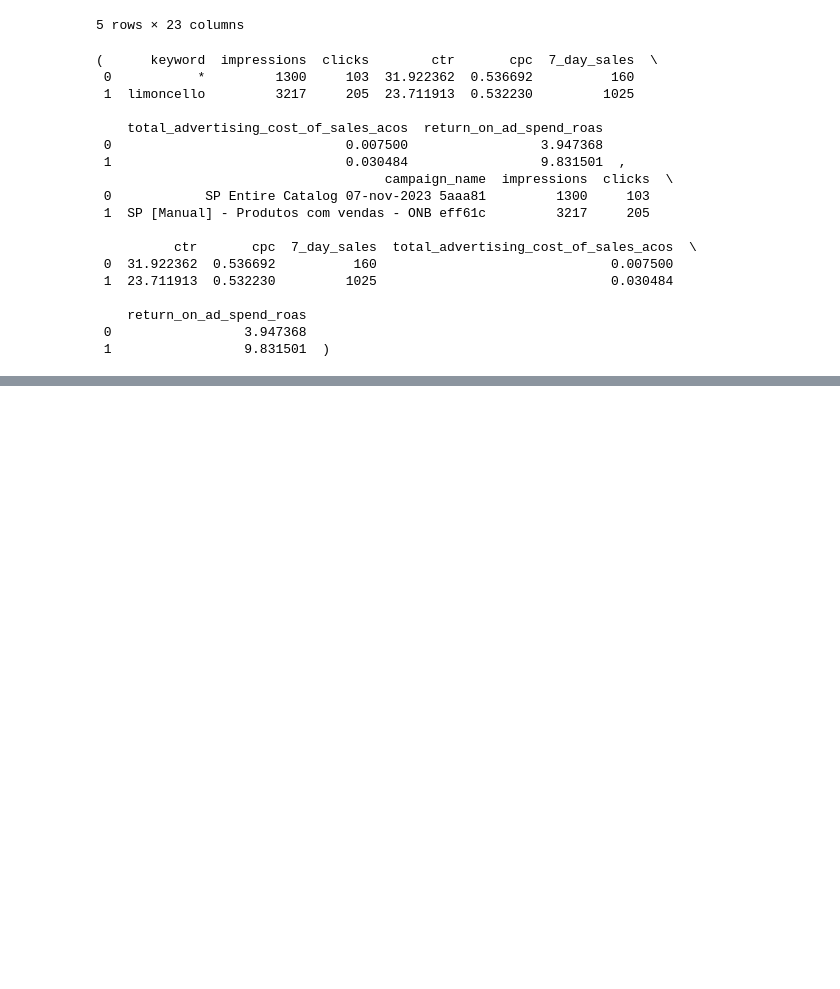
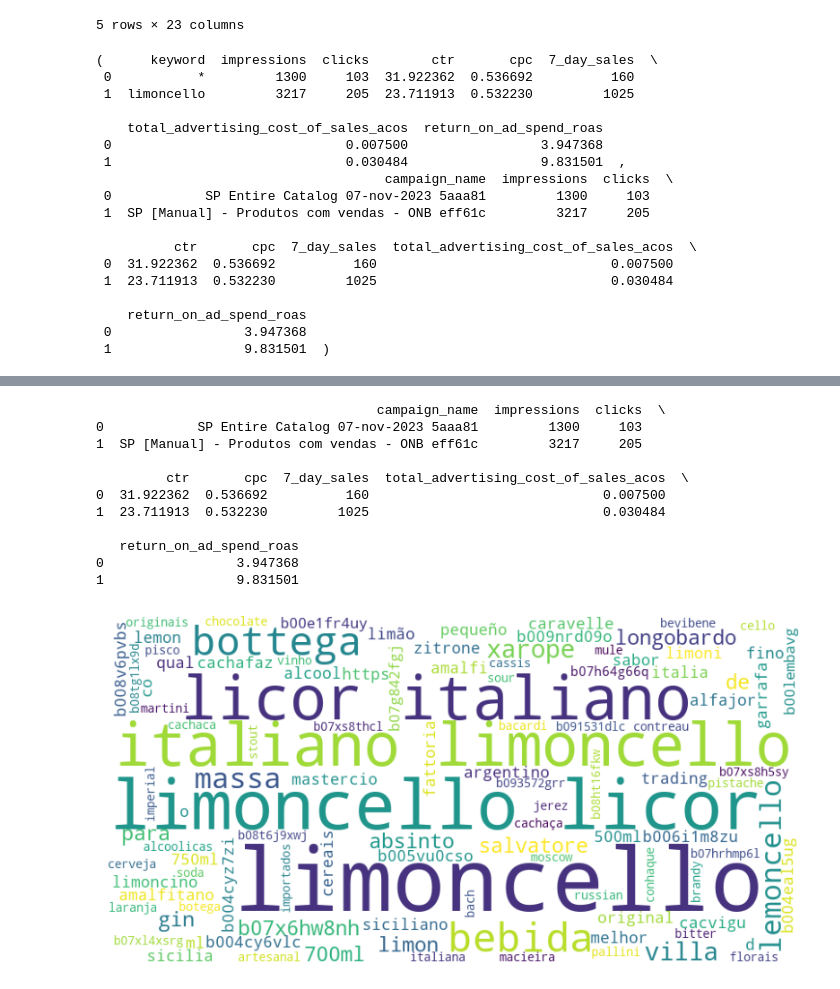
Before and after one commit to fmquaggio/bevibene-data-analytics, a Jupyter notebook: advertising-analysis-1.ipynb, the cells around one changed output, grey strips where cells are left out. Saved outputs shown, nothing was run; the diff lists cells and outputs as text; code cells hidden in the pictures; blank space fills up the shorter version.

```diff
--- a/advertising-analysis-1.ipynb
+++ b/advertising-analysis-1.ipynb
@@ -44,7 +44,7 @@ new_columns = [
     "ctr",
     "cost_per_click",
     "spend",
-    "7_day_sales",
+    "customer_search_term",
     "total_advertising_cost_of_sales_acos",
     "return_on_ad_spend_roas",
     "7_day_orders",
@@ -181,0 +159,48 @@ Name: count, dtype: int64
+# %%
+##################################################################
+# create a key cloud with the customer_search_term data
+##################################################################
+
+from wordcloud import WordCloud
+
+# Create a word cloud
+wordcloud = WordCloud(width=800, height=400, background_color='white').generate(' '.join(data['customer_search_term']))
+
+# Display the word cloud
+plt.figure(figsize=(10, 6))
+plt.imshow(wordcloud)
+plt.axis('off')
+
+# resume the top 10 keywords
+top_keywords = data['customer_search_term'].value_counts().head(10)
+top_keywords
+
+# Group by customer search term and calculate the mean ROAS and times the search term was used
+search_term_performance = data.groupby('customer_search_term').agg({
+    'return_on_ad_spend_roas': 'mean'
+}).reset_index()
+
+campaign_performance = data.groupby('campaign_name').agg({
+    'impressions': 'sum',
+    'clicks': 'sum',
+    'ctr': 'mean',
+    'cpc': 'mean',
+    '7_day_sales': 'sum',
+    'total_advertising_cost_of_sales_acos': 'mean',
+    'return_on_ad_spend_roas': 'mean'
+}).reset_index()
+
+print(campaign_performance.head())
+# %% [output]
+                                    campaign_name  impressions  clicks  \
+0            SP Entire Catalog 07-nov-2023 5aaa81         1300     103
+1  SP [Manual] - Produtos com vendas - ONB eff61c         3217     205
+
+         ctr       cpc  7_day_sales  total_advertising_cost_of_sales_acos  \
+0  31.922362  0.536692          160                              0.007500
+1  23.711913  0.532230         1025                              0.030484
+
+   return_on_ad_spend_roas
+0                 3.947368
+1                 9.831501
+[figure, added]
```
Also changed, not shown: parts of 3 cells of this notebook.
